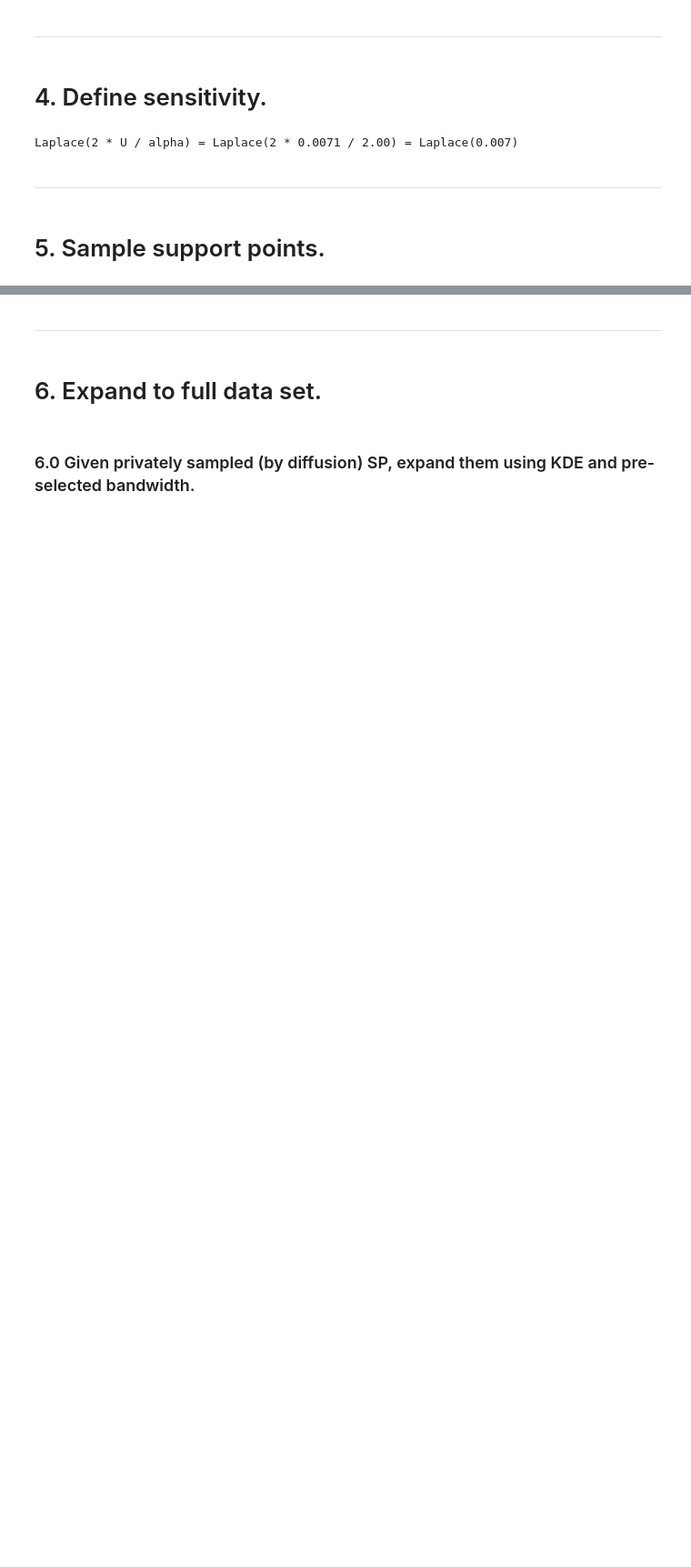
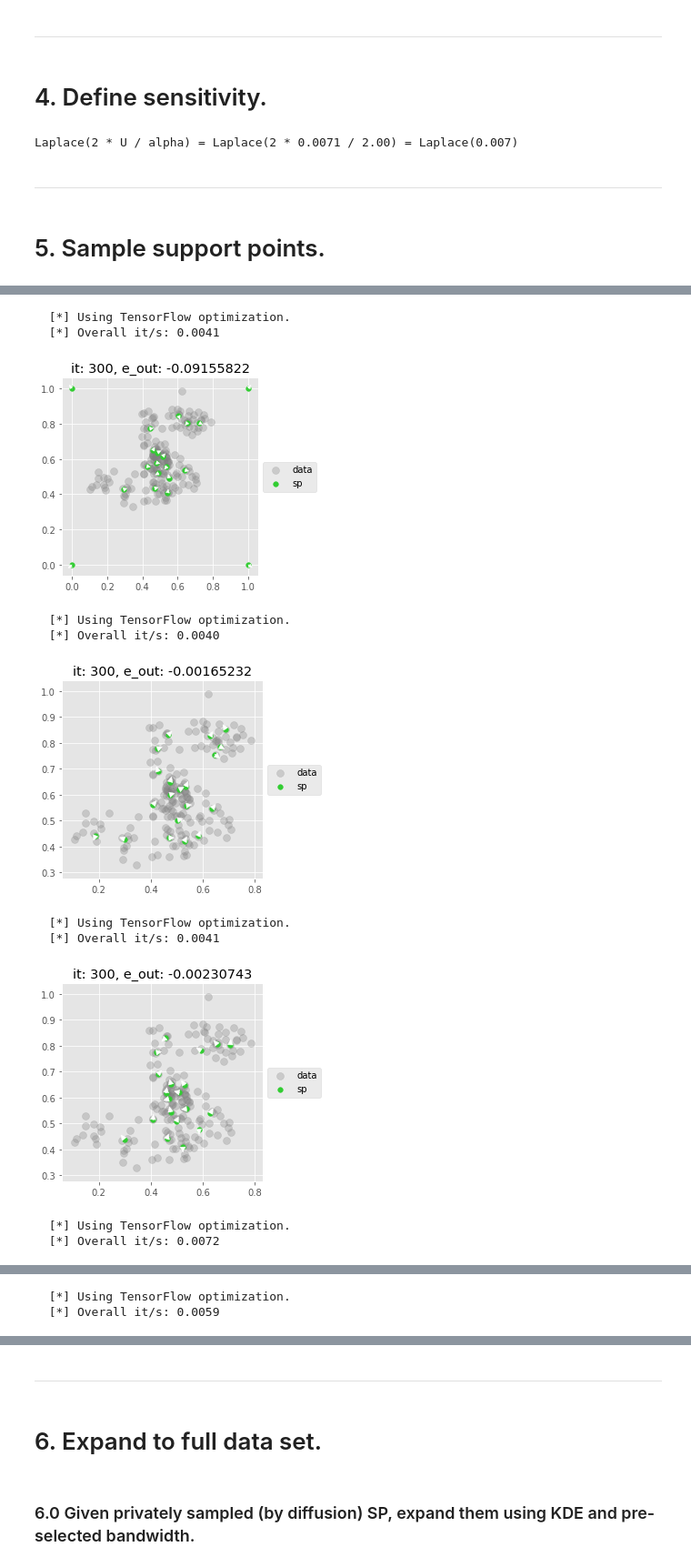
Before and after one commit to diesendruck/pv, a Jupyter notebook: mv_sp_privacy/src/sp_privacy.ipynb, the cells around one changed output, grey strips where cells are left out. Shown at 91% size. Cells and saved outputs as stored; diff of their text form; code cells hidden in the pictures; blank space fills up the shorter version.

```diff
--- a/mv_sp_privacy/src/sp_privacy.ipynb
+++ b/mv_sp_privacy/src/sp_privacy.ipynb
@@ -155,0 +124,78 @@ Diffusion count   450, e_opt:  0.001019, e~: 0.010491, energy(y,y~): 0.010771, e
+# %%
+# Sampling parameters.
+STEP_SIZE = 1e-3
+NUM_Y_TILDES = 1
+
+RUN_MH = 0
+RUN_DIFFUSION = 0
+RUN_EXPONENTIAL_WEIGHTING = 1
+PLOT = 0
+
+if RUN_MH:
+    METHOD = 'mh'
+    print('\n\n--------- RUNNING {} ----------\n'.format(METHOD.upper()))
+    (y_tildes_mh,
+     energies_mh) = sample_sp_exp_mech(e_opt, energy_sensitivity, x, y_opt,
+                                       METHOD, STEP_SIZE, NUM_Y_TILDES,
+                                       alpha=ALPHA)
+
+if RUN_DIFFUSION:
+    METHOD = 'diffusion'
+    print('\n\n--------- RUNNING {} ----------\n'.format(METHOD.upper()))
+    (y_tildes_diffusion,
+     energies_diffusion) = sample_sp_exp_mech(e_opt, energy_sensitivity, x, y_opt,
+                                              METHOD, STEP_SIZE, NUM_Y_TILDES,
+                                              alpha=ALPHA)
+
+if RUN_EXPONENTIAL_WEIGHTING:
+    # Compute N support points from full set x.
+
+    num_samples = 10
+    y_opt_all = np.zeros((num_samples, N, DIM))
+
+    for i in range(num_samples):
+        y_opt, e_opt = get_support_points(x, N, MAX_ITER, LR, is_tf=IS_TF,
+                                          do_weights=True)
+        y_opt_all[i] = y_opt
+
+    y_all = np.concatenate(y_opt_all, axis=0)
+
+
+    """
+    plt.scatter(x[:, 0], x[:, 1], c='gray', alpha=0.3, label='data')
+    for j, y_ in enumerate(y_opt_all):
+        plt.scatter(y_[:, 0], y_[:, 1], alpha=1, label='~sp(data)_{}'.format(j))
+
+    plt.title('{}'.format('exponential weights'))
+    plt.legend(loc='center left', bbox_to_anchor=(1, 0.5))
+    plt.gca().set_aspect('equal', adjustable='box')
+    plt.show()
+
+    # Show marginals.
+    y_all = np.concatenate(y_opt_all, axis=0)
+
+    plt.hist(x[:, 0], label='data_p1', density=True, bins=20)
+    plt.hist(y_all[:, 0], label='y_all_p1', density=True, bins=20)
+    plt.title('Marginal, p1')
+    plt.legend()
+    plt.show()
+
+    plt.hist(x[:, 1], label='data_p2', density=True, bins=20)
+    plt.hist(y_all[:, 1], label='y_all_p2', density=True, bins=20)
+    plt.title('Marginal, p2')
+    plt.legend()
+    plt.show()
+    pdb.set_trace()
+    """
+# %% [output]
+  [*] Using TensorFlow optimization.
+  [*] Overall it/s: 0.0041
+[figure, added]
+  [*] Using TensorFlow optimization.
+  [*] Overall it/s: 0.0040
+[figure, added]
+  [*] Using TensorFlow optimization.
+  [*] Overall it/s: 0.0041
+[figure, added]
+  [*] Using TensorFlow optimization.
+  [*] Overall it/s: 0.0072
@@ -155,0 +203,2 @@ Diffusion count   450, e_opt:  0.001019, e~: 0.010491, energy(y,y~): 0.010771, e
+  [*] Using TensorFlow optimization.
+  [*] Overall it/s: 0.0059
```
Also changed, not shown: parts of 8 cells of this notebook, 2 other files.
